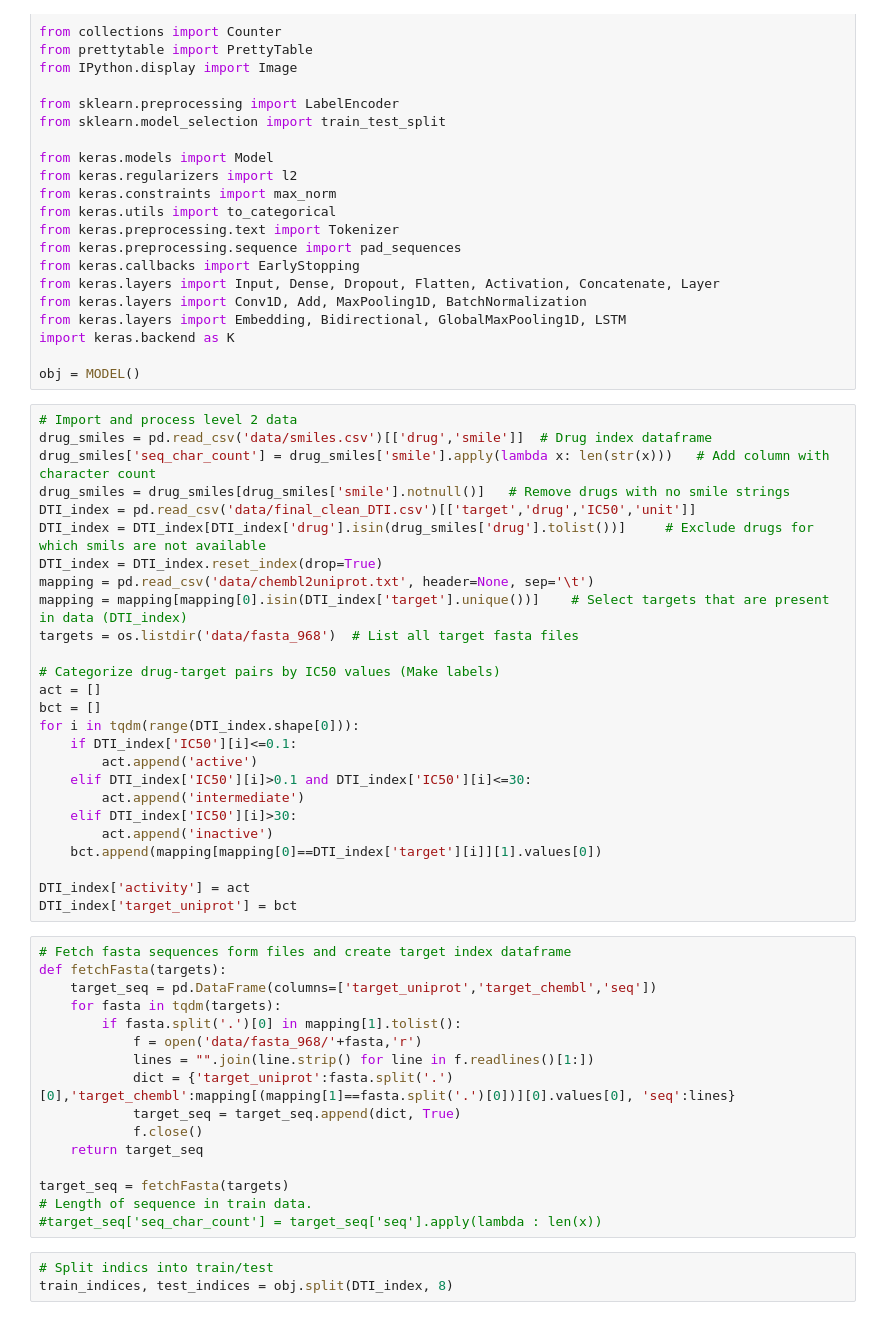
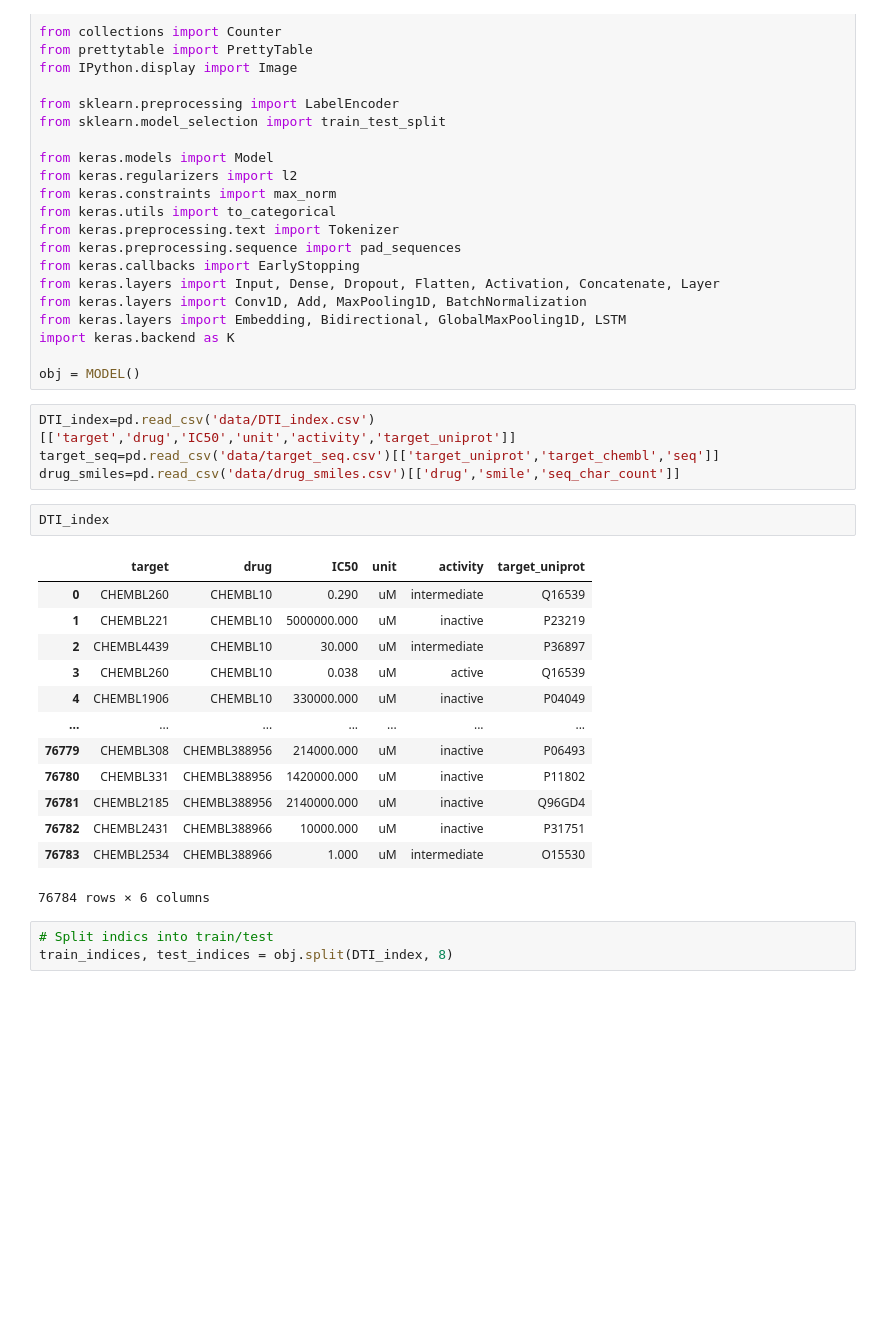
Before and after one commit to TeamSundar/dNNDR, a Jupyter notebook: model.ipynb, the cells around one changed output. Cells and saved outputs as stored; diff of their text form; blank space fills up the shorter version.

Commit message:
Cleanup

```diff
--- a/model.ipynb
+++ b/model.ipynb
@@ -30,48 +30,26 @@ from keras.layers import Embedding, Bidirectional, GlobalMaxPooling1D, LSTM
 import keras.backend as K
 
 obj = MODEL()
-# %%
-# Import and process level 2 data
-drug_smiles = pd.read_csv('data/smiles.csv')[['drug','smile']]  # Drug index dataframe
-drug_smiles['seq_char_count'] = drug_smiles['smile'].apply(lambda x: len(str(x)))   # Add column with character count
-drug_smiles = drug_smiles[drug_smiles['smile'].notnull()]   # Remove drugs with no smile strings
-DTI_index = pd.read_csv('data/final_clean_DTI.csv')[['target','drug','IC50','unit']]
-DTI_index = DTI_index[DTI_index['drug'].isin(drug_smiles['drug'].tolist())]     # Exclude drugs for which smils are not available
-DTI_index = DTI_index.reset_index(drop=True)
-mapping = pd.read_csv('data/chembl2uniprot.txt', header=None, sep='\t')
-mapping = mapping[mapping[0].isin(DTI_index['target'].unique())]    # Select targets that are present in data (DTI_index)
-targets = os.listdir('data/fasta_968')  # List all target fasta files
-
-# Categorize drug-target pairs by IC50 values (Make labels)
-act = []
-bct = []
-for i in tqdm(range(DTI_index.shape[0])):
-    if DTI_index['IC50'][i]<=0.1:
-        act.append('active')
-    elif DTI_index['IC50'][i]>0.1 and DTI_index['IC50'][i]<=30:
-        act.append('intermediate')
-    elif DTI_index['IC50'][i]>30:
-        act.append('inactive')
-    bct.append(mapping[mapping[0]==DTI_index['target'][i]][1].values[0])
-
-DTI_index['activity'] = act
-DTI_index['target_uniprot'] = bct
-# %%
-# Fetch fasta sequences form files and create target index dataframe
-def fetchFasta(targets):
-    target_seq = pd.DataFrame(columns=['target_uniprot','target_chembl','seq'])
-    for fasta in tqdm(targets):
-        if fasta.split('.')[0] in mapping[1].tolist():
-            f = open('data/fasta_968/'+fasta,'r')
-            lines = "".join(line.strip() for line in f.readlines()[1:])
-            dict = {'target_uniprot':fasta.split('.')[0],'target_chembl':mapping[(mapping[1]==fasta.split('.')[0])][0].values[0], 'seq':lines}
-            target_seq = target_seq.append(dict, True)
-            f.close()
-    return target_seq
-
-target_seq = fetchFasta(targets)
-# Length of sequence in train data.
-#target_seq['seq_char_count'] = target_seq['seq'].apply(lambda : len(x))
+# %%
+DTI_index=pd.read_csv('data/DTI_index.csv')[['target','drug','IC50','unit','activity','target_uniprot']]
+target_seq=pd.read_csv('data/target_seq.csv')[['target_uniprot','target_chembl','seq']]
+drug_smiles=pd.read_csv('data/drug_smiles.csv')[['drug','smile','seq_char_count']]
+# %%
+DTI_index
+# %% [output]
+|  | target | drug | IC50 | unit | activity | target_uniprot |
+| 0 | CHEMBL260 | CHEMBL10 | 0.290 | uM | intermediate | Q16539 |
+| 1 | CHEMBL221 | CHEMBL10 | 5000000.000 | uM | inactive | P23219 |
+| 2 | CHEMBL4439 | CHEMBL10 | 30.000 | uM | intermediate | P36897 |
+| 3 | CHEMBL260 | CHEMBL10 | 0.038 | uM | active | Q16539 |
+| 4 | CHEMBL1906 | CHEMBL10 | 330000.000 | uM | inactive | P04049 |
+| ... | ... | ... | ... | ... | ... | ... |
+| 76779 | CHEMBL308 | CHEMBL388956 | 214000.000 | uM | inactive | P06493 |
+| 76780 | CHEMBL331 | CHEMBL388956 | 1420000.000 | uM | inactive | P11802 |
+| 76781 | CHEMBL2185 | CHEMBL388956 | 2140000.000 | uM | inactive | Q96GD4 |
+| 76782 | CHEMBL2431 | CHEMBL388966 | 10000.000 | uM | inactive | P31751 |
+| 76783 | CHEMBL2534 | CHEMBL388966 | 1.000 | uM | intermediate | O15530 |
+76784 rows × 6 columns
 # %%
 # Split indics into train/test
 train_indices, test_indices = obj.split(DTI_index, 8)
```
Also changed, not shown: parts of 9 cells of this notebook.
